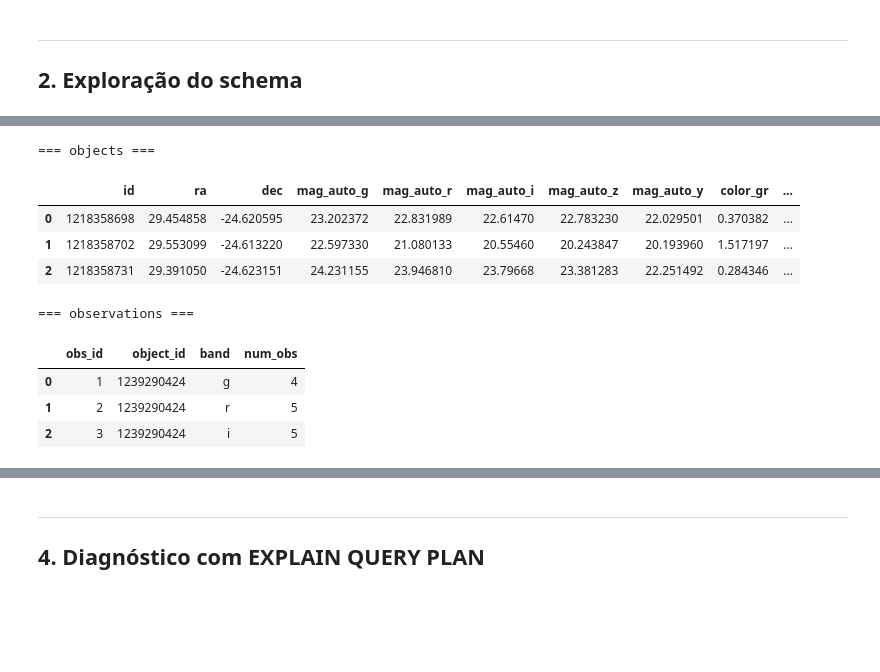
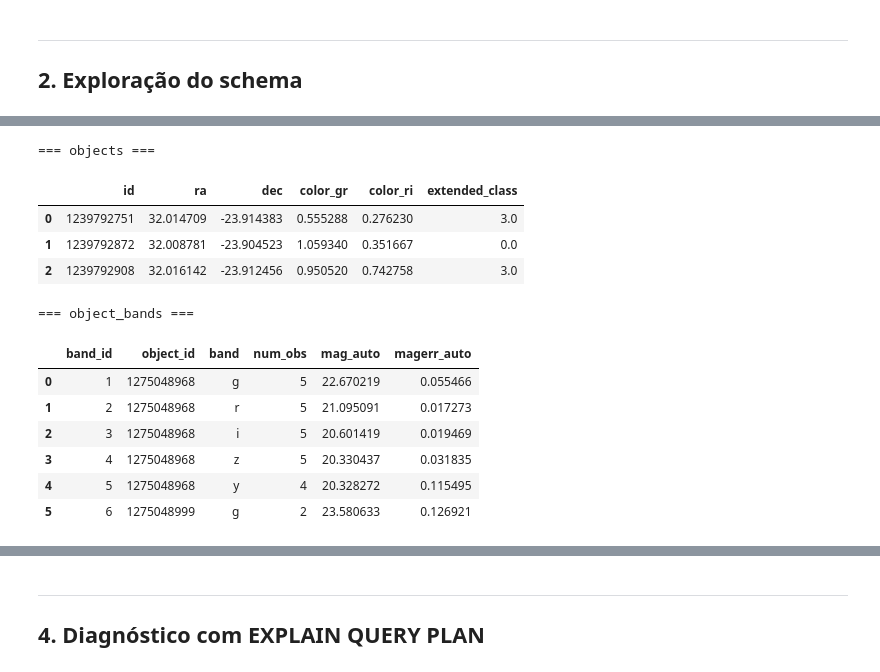
Before and after one commit to helenocampos/bd-interm-linea, a Jupyter notebook: notebooks/04-estudo-caso.ipynb, the cells around one changed output, grey strips where cells are left out. Saved outputs shown, nothing was run; the diff lists cells and outputs as text; code cells hidden in the pictures; blank space fills up the shorter version.

```diff
--- a/notebooks/04-estudo-caso.ipynb
+++ b/notebooks/04-estudo-caso.ipynb
@@ -46,22 +52,25 @@ Tabelas: ['objects', 'observations']
 # %%
 # Primeiras linhas de cada tabela
 with sqlite3.connect(DB) as conn:
     print('=== objects ===')
     display(pd.read_sql_query('SELECT * FROM objects LIMIT 3', conn))
 
-    print('\n=== observations ===')
-    display(pd.read_sql_query('SELECT * FROM observations LIMIT 3', conn))
+    print('=== object_bands ===')
+    display(pd.read_sql_query('SELECT * FROM object_bands LIMIT 6', conn))
 # %% [output]
 === objects ===
-|  | id | ra | dec | mag_auto_g | mag_auto_r | mag_auto_i | mag_auto_z | mag_auto_y | color_gr | ... |
-| 0 | 1218358698 | 29.454858 | -24.620595 | 23.202372 | 22.831989 | 22.61470 | 22.783230 | 22.029501 | 0.370382 | ... |
-| 1 | 1218358702 | 29.553099 | -24.613220 | 22.597330 | 21.080133 | 20.55460 | 20.243847 | 20.193960 | 1.517197 | ... |
-| 2 | 1218358731 | 29.391050 | -24.623151 | 24.231155 | 23.946810 | 23.79668 | 23.381283 | 22.251492 | 0.284346 | ... |
+|  | id | ra | dec | color_gr | color_ri | extended_class |
+| 0 | 1239792751 | 32.014709 | -23.914383 | 0.555288 | 0.276230 | 3.0 |
+| 1 | 1239792872 | 32.008781 | -23.904523 | 1.059340 | 0.351667 | 0.0 |
+| 2 | 1239792908 | 32.016142 | -23.912456 | 0.950520 | 0.742758 | 3.0 |
-=== observations ===
+=== object_bands ===
-|  | obs_id | object_id | band | num_obs |
-| 0 | 1 | 1239290424 | g | 4 |
-| 1 | 2 | 1239290424 | r | 5 |
-| 2 | 3 | 1239290424 | i | 5 |
+|  | band_id | object_id | band | num_obs | mag_auto | magerr_auto |
+| 0 | 1 | 1275048968 | g | 5 | 22.670219 | 0.055466 |
+| 1 | 2 | 1275048968 | r | 5 | 21.095091 | 0.017273 |
+| 2 | 3 | 1275048968 | i | 5 | 20.601419 | 0.019469 |
+| 3 | 4 | 1275048968 | z | 5 | 20.330437 | 0.031835 |
+| 4 | 5 | 1275048968 | y | 4 | 20.328272 | 0.115495 |
+| 5 | 6 | 1275048999 | g | 2 | 23.580633 | 0.126921 |
 # %%
 # Distribuição de extended_class (tipo de objeto)
 with sqlite3.connect(DB) as conn:
```
Also changed, not shown: parts of 16 cells of this notebook, 2 other files.
